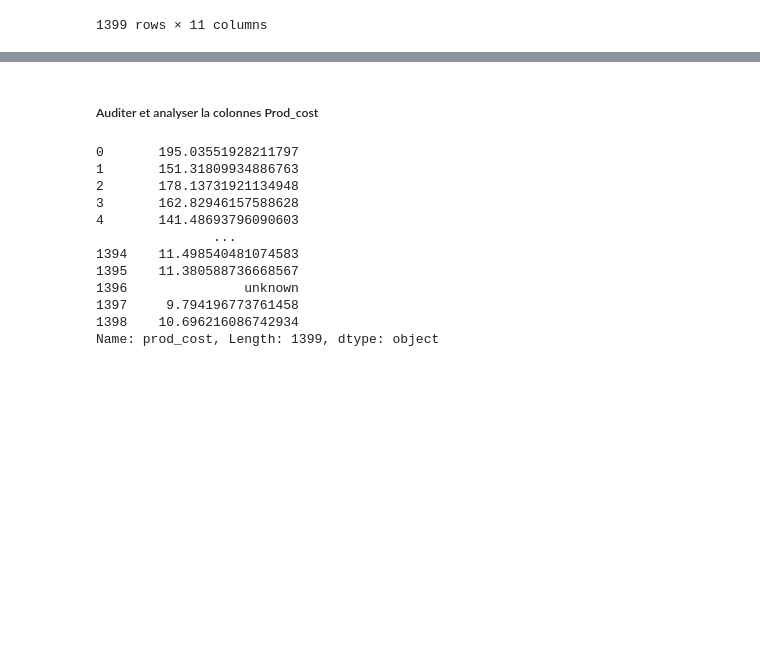
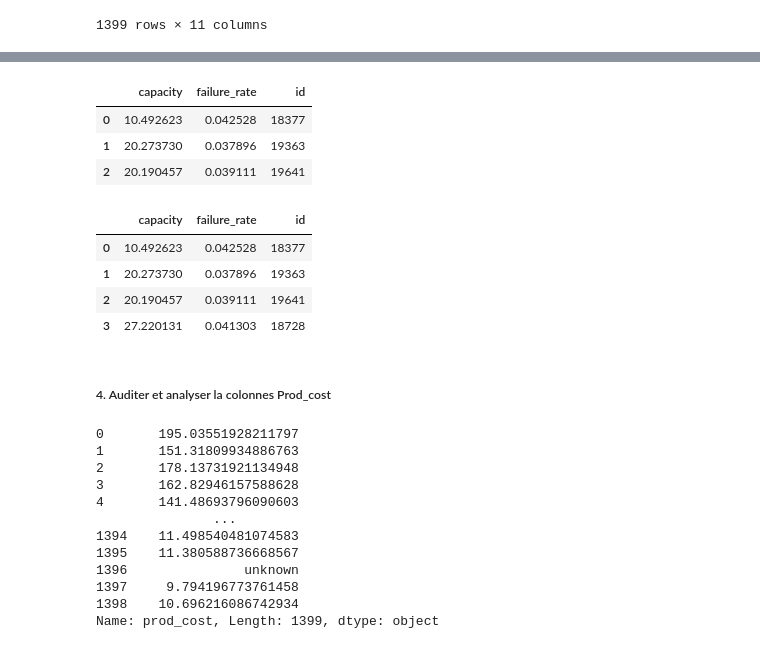
Before and after one commit to djeFerroudja/DJELLALI_Ferroudja_SupDeVinci, a Jupyter notebook: TD_Mower.ipynb, the cells around one changed output, grey strips where cells are left out. Saved outputs shown, nothing was run; the diff lists cells and outputs as text; code cells hidden in the pictures; blank space fills up the shorter version.

```diff
--- a/TD_Mower.ipynb
+++ b/TD_Mower.ipynb
@@ -101,5 +122,22 @@ data_mower.drop_duplicates()
+# %%
+#iloc permet d'afficher les lignes et colonnes en leur donnant la posotion
+data_mower.iloc[0:3, 0:3]
+# %% [output]
+|  | capacity | failure_rate | id |
+| 0 | 10.492623 | 0.042528 | 18377 |
+| 1 | 20.273730 | 0.037896 | 19363 |
+| 2 | 20.190457 | 0.039111 | 19641 |
+# %%
+#loc fait la meme chose que iloc mais prend le nom des colonnes au lieu de la position
+data_mower.loc[0:3, ['capacity', 'failure_rate', 'id']]
+# %% [output]
+|  | capacity | failure_rate | id |
+| 0 | 10.492623 | 0.042528 | 18377 |
+| 1 | 20.273730 | 0.037896 | 19363 |
+| 2 | 20.190457 | 0.039111 | 19641 |
+| 3 | 27.220131 | 0.041303 | 18728 |
 # %% [markdown]
-#####  Auditer et analyser la colonnes Prod_cost
+##### 4.  Auditer et analyser la colonnes Prod_cost
 # %%
 data_mower["prod_cost"]
 # %% [output]
```
Also changed, not shown: parts of 50 cells of this notebook, 1 other file.
